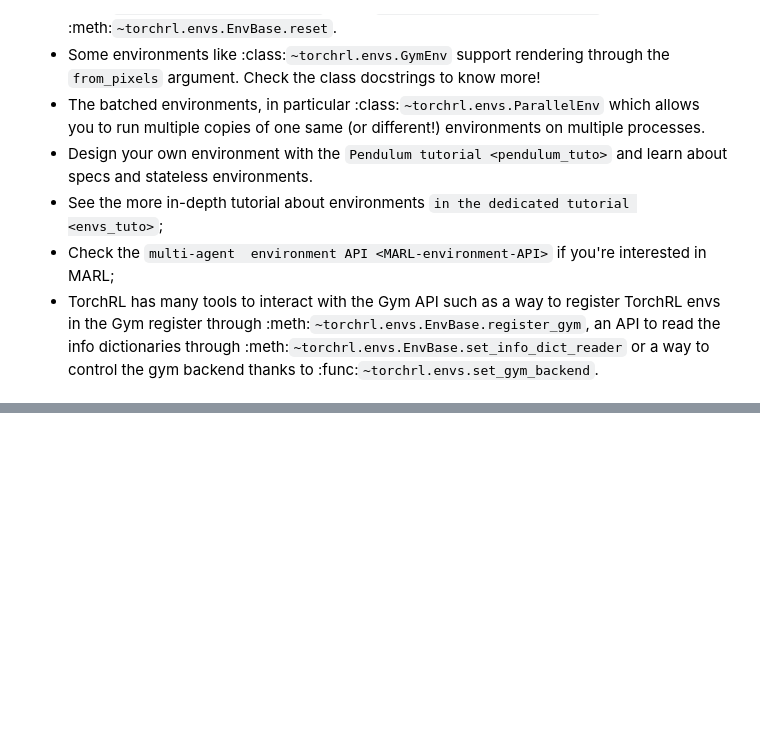
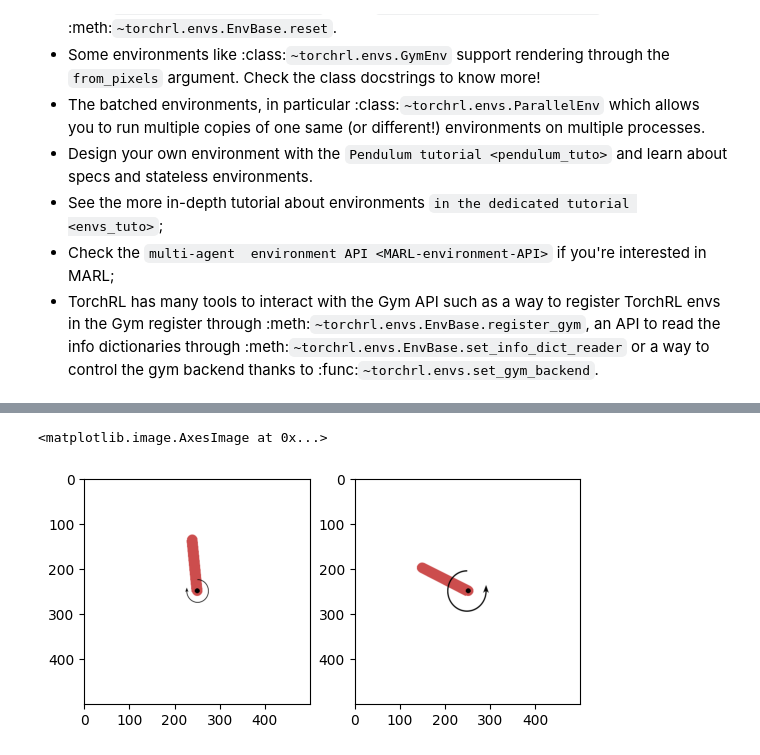
Before and after one commit to AiProcess/torch_deep_rl, a Jupyter notebook: 00_getting_started_environment.ipynb, the cells around one changed output, grey strips where cells are left out. Cells and saved outputs as stored; diff of their text form; code cells hidden in the pictures; blank space fills up the shorter version.

```diff
--- a/00_getting_started_environment.ipynb
+++ b/00_getting_started_environment.ipynb
@@ -481,0 +589,10 @@ To explore further what TorchRL's environments can do, go and check:
+# %%
+frame2, frame15 = env_tensordict[2]["pixels"], env_tensordict[15]["pixels"]
+plt.subplot(121)
+plt.imshow(frame2)
+
+plt.subplot(122)
+plt.imshow(frame15)
+# %% [output]
+<matplotlib.image.AxesImage at 0x...>
+[figure, added]
```
Also changed, not shown: parts of 16 cells of this notebook.
